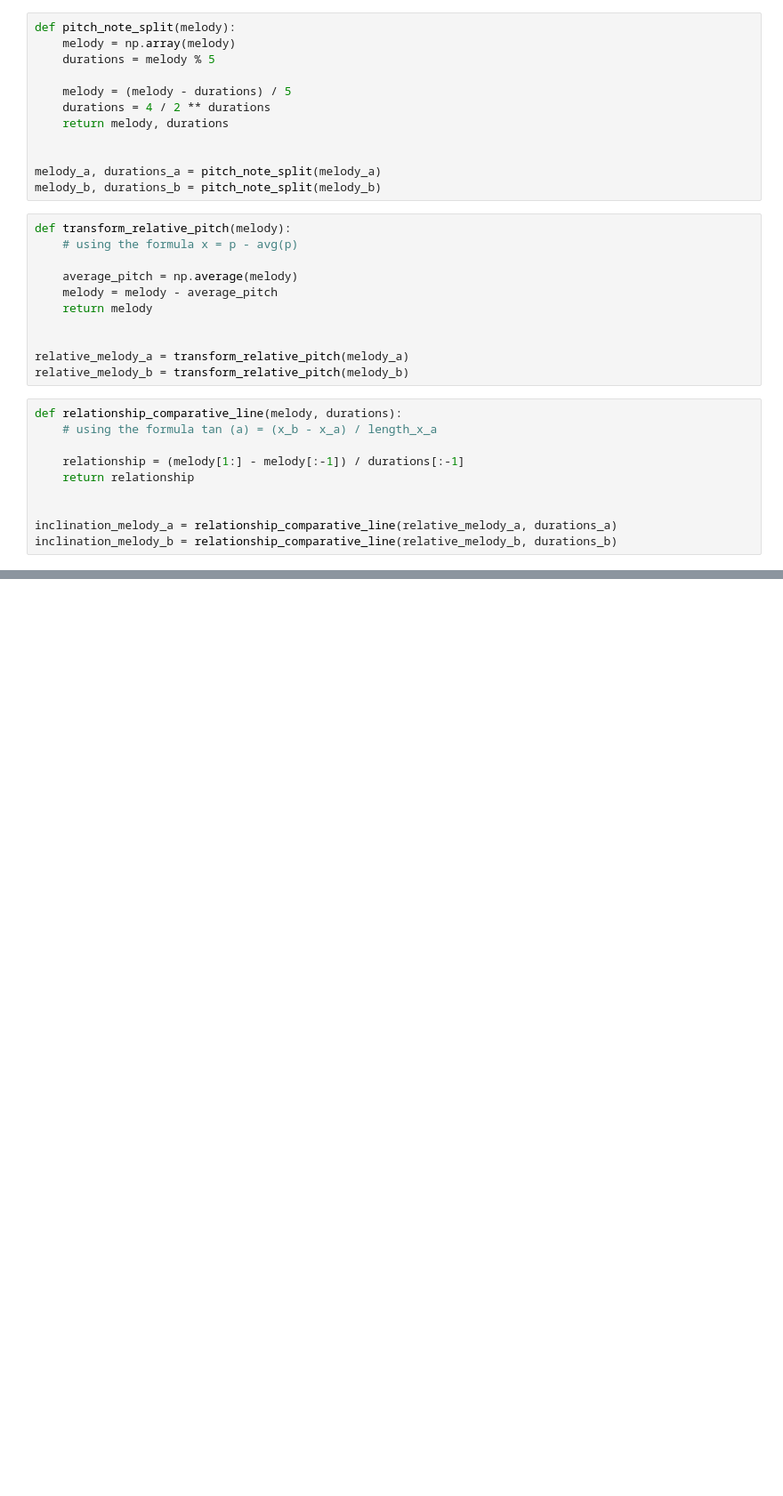
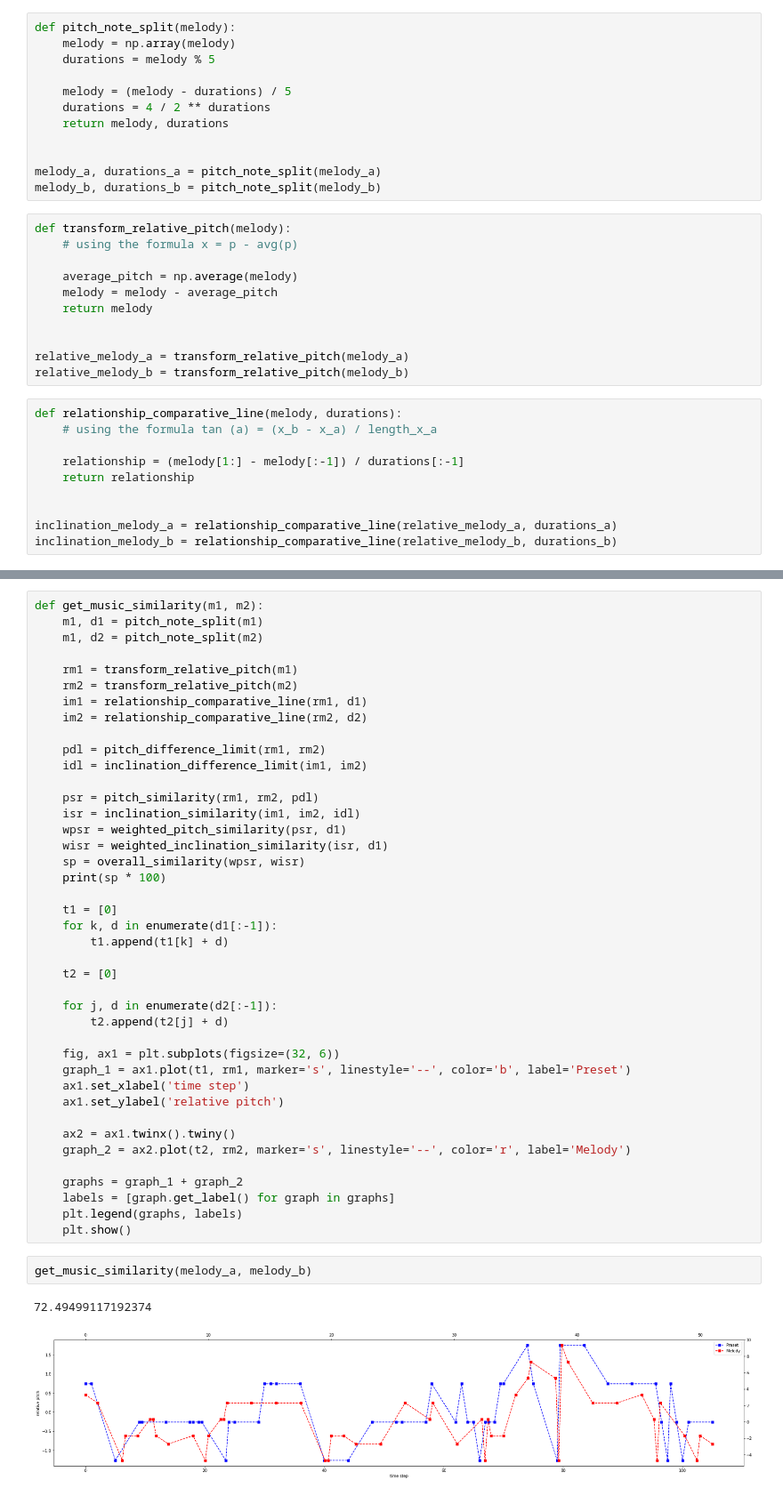
Before and after one commit to qgdezapa/MelodySimilarityAlgorithm, a Jupyter notebook: VariantMelodySimlarityAlgorithm.ipynb, the cells around one changed output, grey strips where cells are left out. Shown at 89% size. Cells and saved outputs as stored; diff of their text form; blank space fills up the shorter version.

```diff
--- a/VariantMelodySimlarityAlgorithm.ipynb
+++ b/VariantMelodySimlarityAlgorithm.ipynb
@@ -167,0 +208,46 @@ similarity_percentage * 100
+# %%
+def get_music_similarity(m1, m2):
+    m1, d1 = pitch_note_split(m1)
+    m1, d2 = pitch_note_split(m2)
+
+    rm1 = transform_relative_pitch(m1)
+    rm2 = transform_relative_pitch(m2)
+    im1 = relationship_comparative_line(rm1, d1)
+    im2 = relationship_comparative_line(rm2, d2)
+
+    pdl = pitch_difference_limit(rm1, rm2)
+    idl = inclination_difference_limit(im1, im2)
+
+    psr = pitch_similarity(rm1, rm2, pdl)
+    isr = inclination_similarity(im1, im2, idl)
+    wpsr = weighted_pitch_similarity(psr, d1)
+    wisr = weighted_inclination_similarity(isr, d1)
+    sp = overall_similarity(wpsr, wisr)
+    print(sp * 100)
+
+    t1 = [0]
+    for k, d in enumerate(d1[:-1]):
+        t1.append(t1[k] + d)
+
+    t2 = [0]
+
+    for j, d in enumerate(d2[:-1]):
+        t2.append(t2[j] + d)
+
+    fig, ax1 = plt.subplots(figsize=(32, 6))
+    graph_1 = ax1.plot(t1, rm1, marker='s', linestyle='--', color='b', label='Preset')
+    ax1.set_xlabel('time step')
+    ax1.set_ylabel('relative pitch')
+
+    ax2 = ax1.twinx().twiny()
+    graph_2 = ax2.plot(t2, rm2, marker='s', linestyle='--', color='r', label='Melody')
+
+    graphs = graph_1 + graph_2
+    labels = [graph.get_label() for graph in graphs]
+    plt.legend(graphs, labels)
+    plt.show()
+# %%
+get_music_similarity(melody_a, melody_b)
+# %% [output]
+72.49499117192374
+[figure, added]
```
Also changed, not shown: parts of 12 cells of this notebook, 7 other files.
